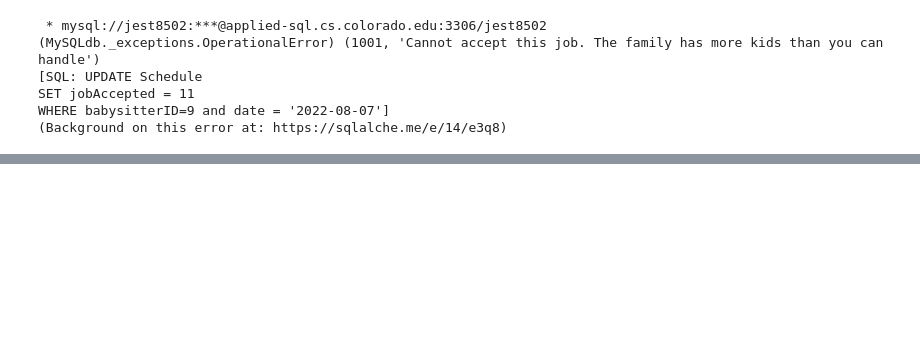
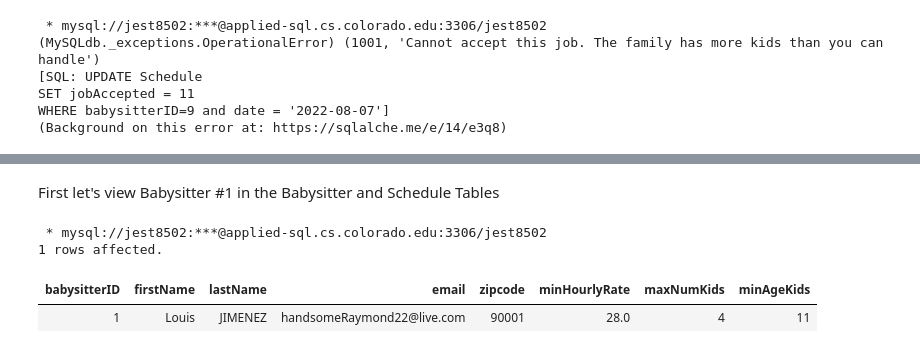
Before and after one commit to jhsmith22/babysitterDB, a Jupyter notebook: babysitterDatabase.ipynb, the cells around one changed output, grey strips where cells are left out. Cells and saved outputs as stored; diff of their text form; code cells hidden in the pictures; blank space fills up the shorter version.

```diff
--- a/babysitterDatabase.ipynb
+++ b/babysitterDatabase.ipynb
@@ -618,0 +825,10 @@ IntegrityError: (MySQLdb._exceptions.IntegrityError) (1451, 'Cannot delete or up
+# %% [markdown]
+First let's view Babysitter #1 in the Babysitter and Schedule Tables
+# %%
+%%sql
+SELECT * from Babysitter where babysitterID=1
+# %% [output]
+ * mysql://jest8502:***@applied-sql.cs.colorado.edu:3306/jest8502
+1 rows affected.
+| babysitterID | firstName | lastName | email | zipcode | minHourlyRate | maxNumKids | minAgeKids |
+| 1 | Louis | JIMENEZ | handsomeRaymond22@live.com | 90001 | 28.0 | 4 | 11 |
```
Also changed, not shown: parts of 95 cells of this notebook.
